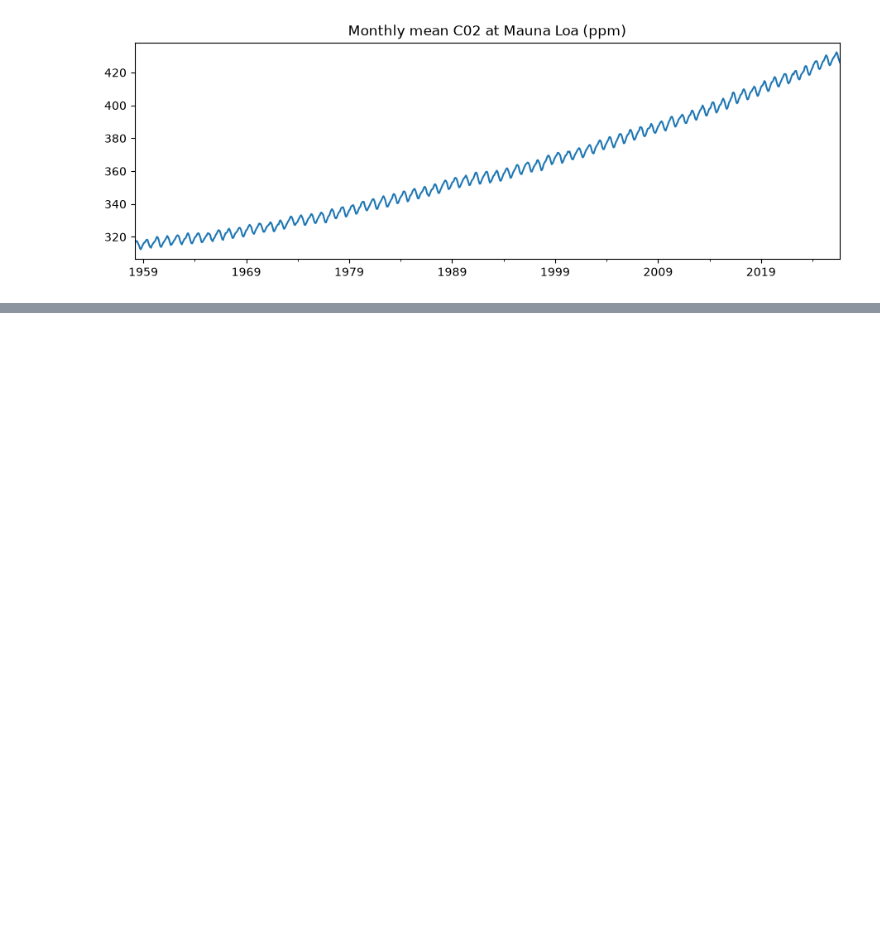
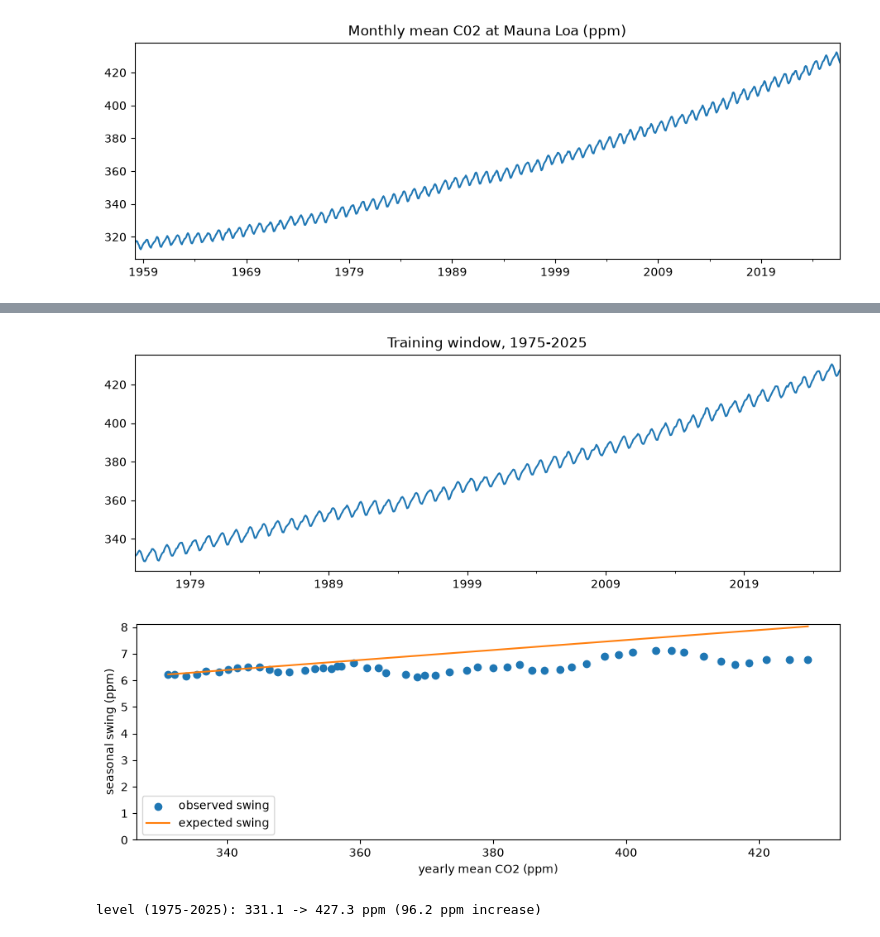
Before and after one commit to GJLG0501/Inteligencia-artificial-avanzada, a Jupyter notebook: P2/Module 1 Statistics for data science 2/Notebook4.ipynb, the cells around one changed output, grey strips where cells are left out. Saved outputs shown, nothing was run; the diff lists cells and outputs as text; code cells hidden in the pictures; blank space fills up the shorter version.

```diff
--- a/P2/Module 1 Statistics for data science 2/Notebook4.ipynb
+++ b/P2/Module 1 Statistics for data science 2/Notebook4.ipynb
@@ -34,3 +34,8 @@ co2.plot(title="Monthly mean C02 at Mauna Loa (ppm)")
 plt.show()
 # %% [output]
 [figure]
+# %%
+train=co2.loc["1974-01":"2025-12"]
+test= co2.loc["2026-01":"2026-12"]
+print(len(train), "training months,", len(test), "test months")
+raw.loc["1975":"2025"].query("sdev < 0")[["average","ndays", "sdev"]]
@@ -36,0 +47,50 @@ plt.show()
+# %%
+import pandas as pd
+
+train_window = train.loc["1975":"2025"]
+train_window.plot(
+    title=f"Training window, {train_window.index.min().year}-{train_window.index.max().year}"
+)
+plt.show()
+
+seasonal = (raw["average"] - raw["deseasonalized"]).loc["1975":"2025"]
+swingc = seasonal.groupby(seasonal.index.year).agg(lambda x: x.max() - x.min())
+level = train_window.groupby(train_window.index.year).mean()
+
+# Alinear ambas series por año y eliminar valores faltantes.
+annual = pd.concat(
+    [level.rename("level"), swingc.rename("swing")],
+    axis=1,
+    join="inner",
+).dropna().sort_index()
+
+if annual.empty:
+    raise ValueError("No hay años comunes con datos válidos.")
+
+first_year = annual.index[0]
+last_year = annual.index[-1]
+first_level = annual.loc[first_year, "level"]
+last_level = annual.loc[last_year, "level"]
+
+plt.scatter(annual["level"], annual["swing"], label="observed swing")
+plt.plot(
+    annual["level"],
+    annual.loc[first_year, "swing"] * annual["level"] / first_level,
+    color="C1",
+    label="expected swing",
+)
+plt.ylim(0, None)
+plt.xlabel("yearly mean CO2 (ppm)")
+plt.ylabel("seasonal swing (ppm)")
+plt.legend()
+plt.show()
+
+print(
+    f"level ({first_year}-{last_year}): "
+    f"{first_level:.1f} -> {last_level:.1f} ppm "
+    f"({last_level - first_level:.1f} ppm increase)"
+)
+# %% [output]
+[figure, added]
+[figure, added]
+level (1975-2025): 331.1 -> 427.3 ppm (96.2 ppm increase)
```
Also changed, not shown: parts of 5 cells of this notebook, 3 other files.
